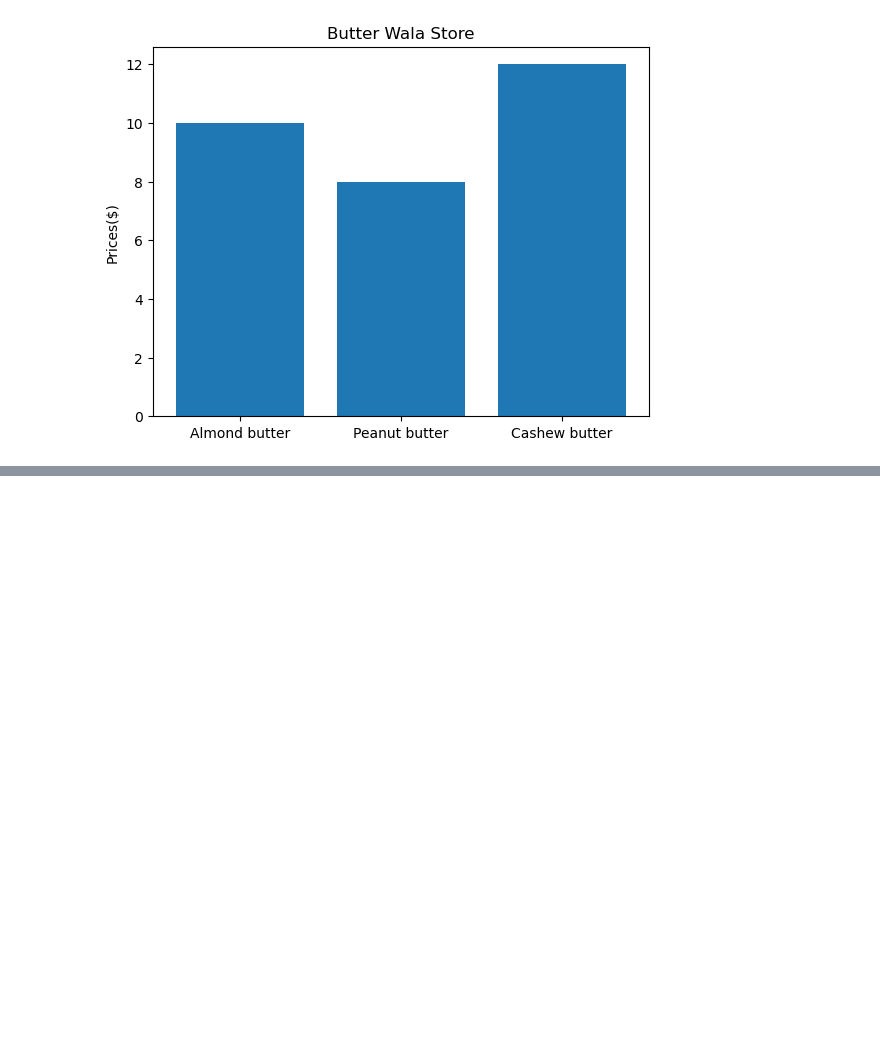
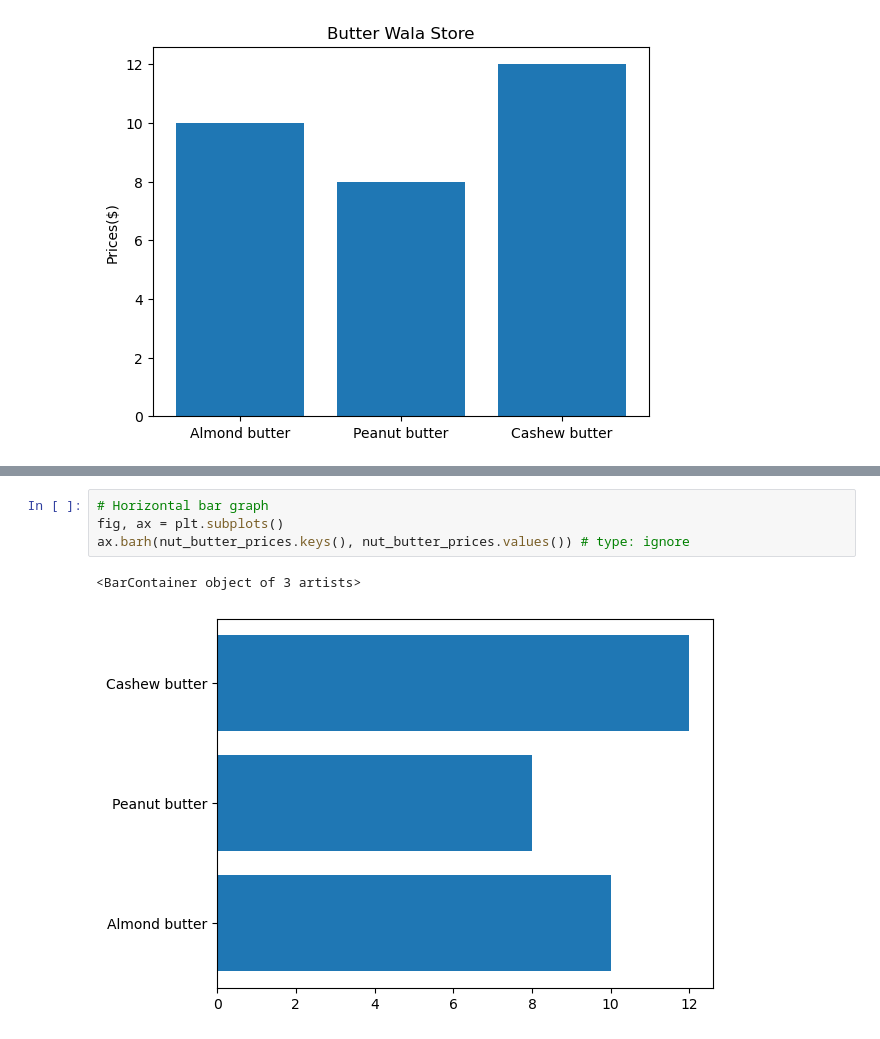
Before and after one commit to Eakempreet/Learning-ML, a Jupyter notebook: Matplotlib/matplotlib_basic.ipynb, the cells around one changed output, grey strips where cells are left out. Drawn from its saved outputs; the diff is of its cells as text; blank space fills up the shorter version.

```diff
--- a/Matplotlib/matplotlib_basic.ipynb
+++ b/Matplotlib/matplotlib_basic.ipynb
@@ -345,0 +365,7 @@ ax.set(title="Butter Wala Store", ylabel="Prices($)");
+# %%
+# Horizontal bar graph
+fig, ax = plt.subplots()
+ax.barh(nut_butter_prices.keys(), nut_butter_prices.values()) # type: ignore
+# %% [output]
+<BarContainer object of 3 artists>
+[figure, added]
```
Also changed, not shown: parts of 11 cells of this notebook.
